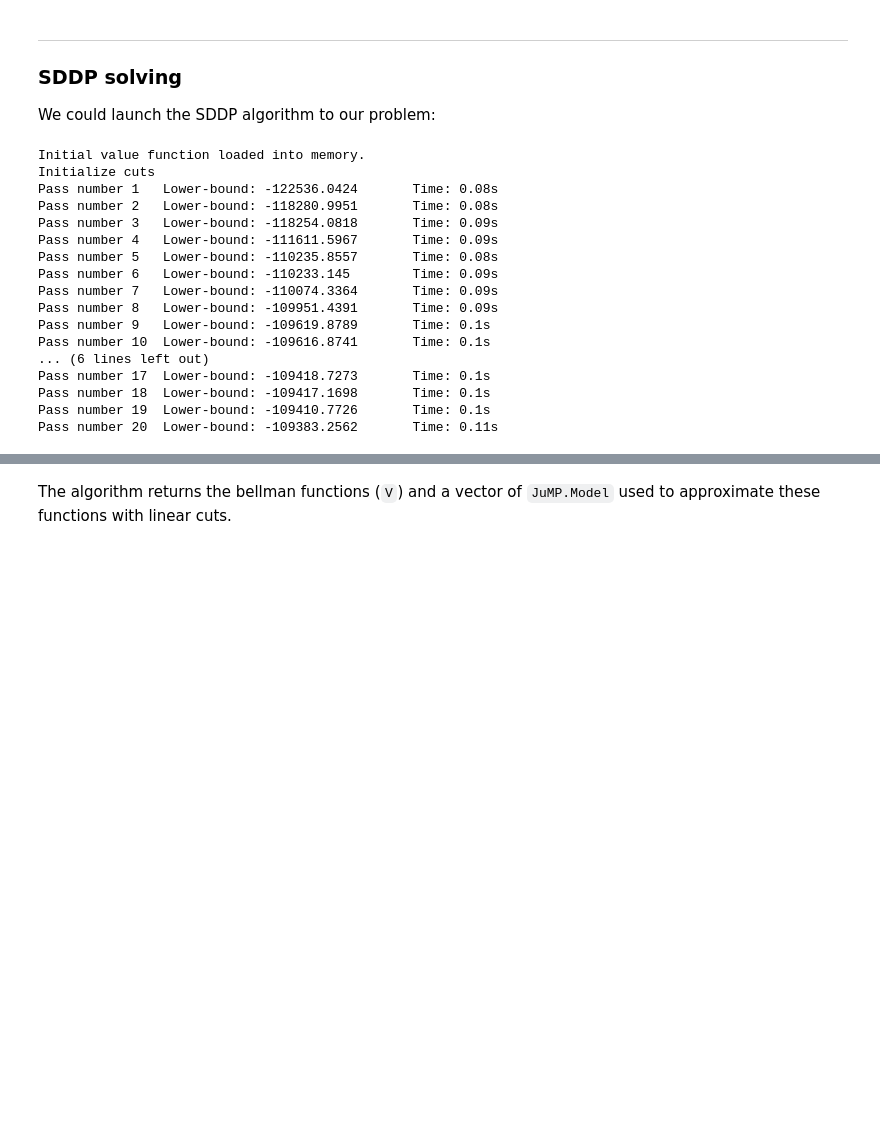
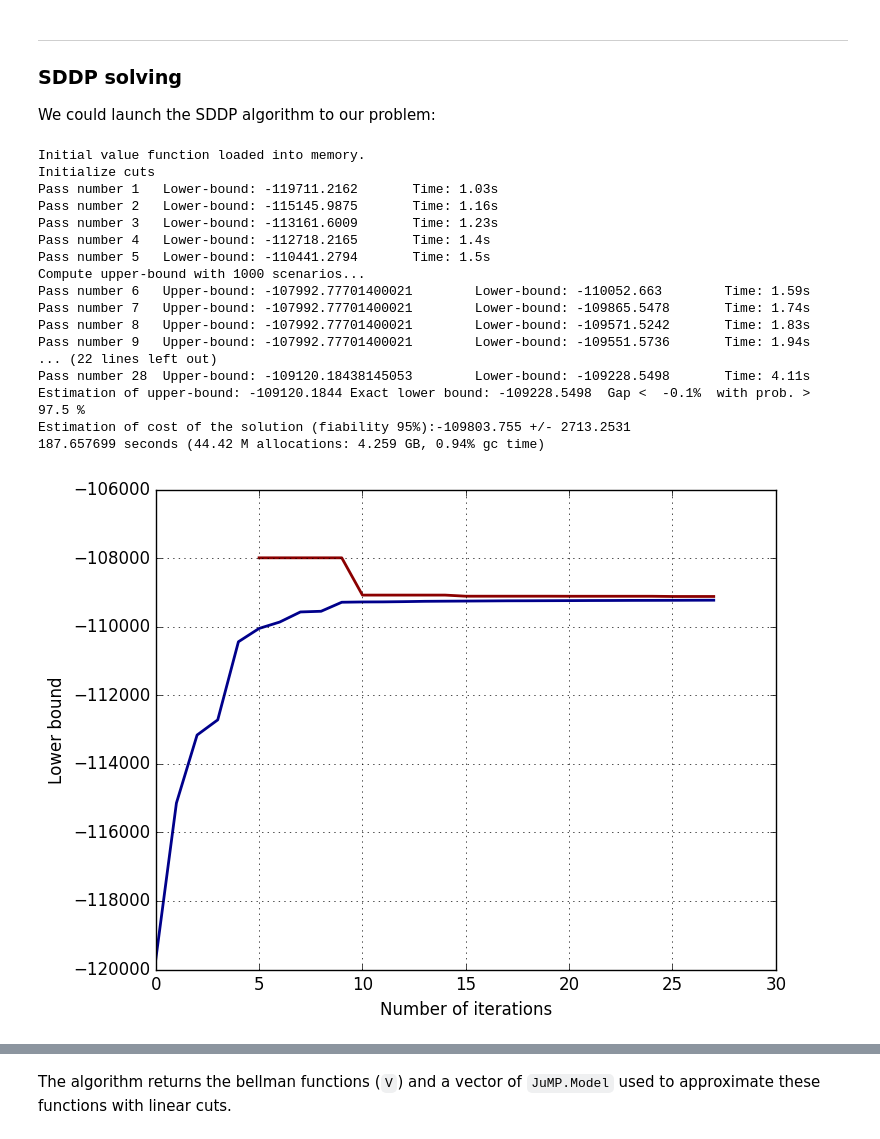
Before and after one commit to EdwardAngelino/StochDP-notebooks, a Jupyter notebook: notebooks/damsvalley.ipynb, the cells around one changed output, grey strips where cells are left out. Drawn from its saved outputs; the diff is of its cells as text; code cells hidden in the pictures; blank space fills up the shorter version.

```diff
--- a/notebooks/damsvalley.ipynb
+++ b/notebooks/damsvalley.ipynb
@@ -240,23 +246,34 @@ params = SDDPparameters(solver, passnumber=N_SCENARIO, gap=EPSILON, max_iteratio
 
 We could launch the SDDP algorithm to our problem:
 # %%
-V, pbs, stats = solve_SDDP(model, params, 1);
+V, pbs, stats = @time solve_SDDP(model, params, 1);
 # %% [output]
 Initial value function loaded into memory.
 Initialize cuts
-Pass number 1   Lower-bound: -122536.0424       Time: 0.08s
-Pass number 2   Lower-bound: -118280.9951       Time: 0.08s
-Pass number 3   Lower-bound: -118254.0818       Time: 0.09s
-Pass number 4   Lower-bound: -111611.5967       Time: 0.09s
-Pass number 5   Lower-bound: -110235.8557       Time: 0.08s
-Pass number 6   Lower-bound: -110233.145        Time: 0.09s
-Pass number 7   Lower-bound: -110074.3364       Time: 0.09s
-Pass number 8   Lower-bound: -109951.4391       Time: 0.09s
-Pass number 9   Lower-bound: -109619.8789       Time: 0.1s
-Pass number 10  Lower-bound: -109616.8741       Time: 0.1s
-... (6 lines left out)
-Pass number 17  Lower-bound: -109418.7273       Time: 0.1s
-Pass number 18  Lower-bound: -109417.1698       Time: 0.1s
-Pass number 19  Lower-bound: -109410.7726       Time: 0.1s
-Pass number 20  Lower-bound: -109383.2562       Time: 0.11s
+Pass number 1   Lower-bound: -119711.2162       Time: 1.03s
+Pass number 2   Lower-bound: -115145.9875       Time: 1.16s
+Pass number 3   Lower-bound: -113161.6009       Time: 1.23s
+Pass number 4   Lower-bound: -112718.2165       Time: 1.4s
+Pass number 5   Lower-bound: -110441.2794       Time: 1.5s
+Compute upper-bound with 1000 scenarios...
+Pass number 6   Upper-bound: -107992.77701400021        Lower-bound: -110052.663        Time: 1.59s
+Pass number 7   Upper-bound: -107992.77701400021        Lower-bound: -109865.5478       Time: 1.74s
+Pass number 8   Upper-bound: -107992.77701400021        Lower-bound: -109571.5242       Time: 1.83s
+Pass number 9   Upper-bound: -107992.77701400021        Lower-bound: -109551.5736       Time: 1.94s
+... (22 lines left out)
+Pass number 28  Upper-bound: -109120.18438145053        Lower-bound: -109228.5498       Time: 4.11s
+Estimation of upper-bound: -109120.1844 Exact lower bound: -109228.5498  Gap <  -0.1%  with prob. > 97.5 %
+Estimation of cost of the solution (fiability 95%):-109803.755 +/- 2713.2531
+187.657699 seconds (44.42 M allocations: 4.259 GB, 0.94% gc time)
+# %%
+# We plot evolution of lower-bound:
+
+plot(stats.upper_bounds, lw=2, c="darkred", lw=2)
+
+plot(stats.lower_bounds, lw=2, c="darkblue", lw=2)
+grid()
+xlabel("Number of iterations")
+ylabel("Lower bound");
+# %% [output]
+[figure, added]
 # %%
```
Also changed, not shown: parts of 16 cells of this notebook.
